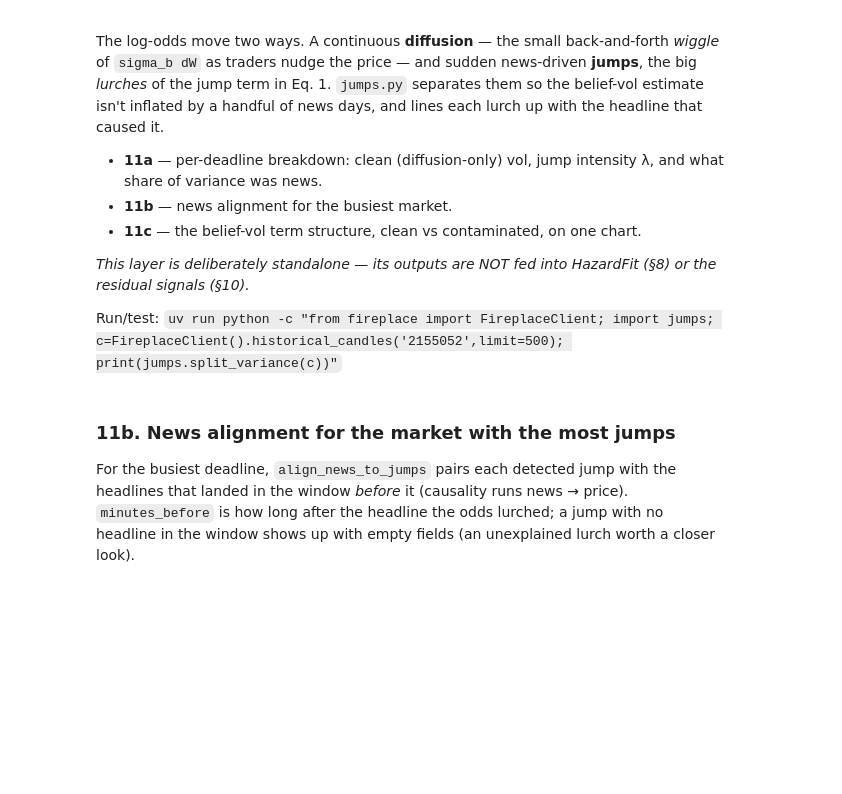
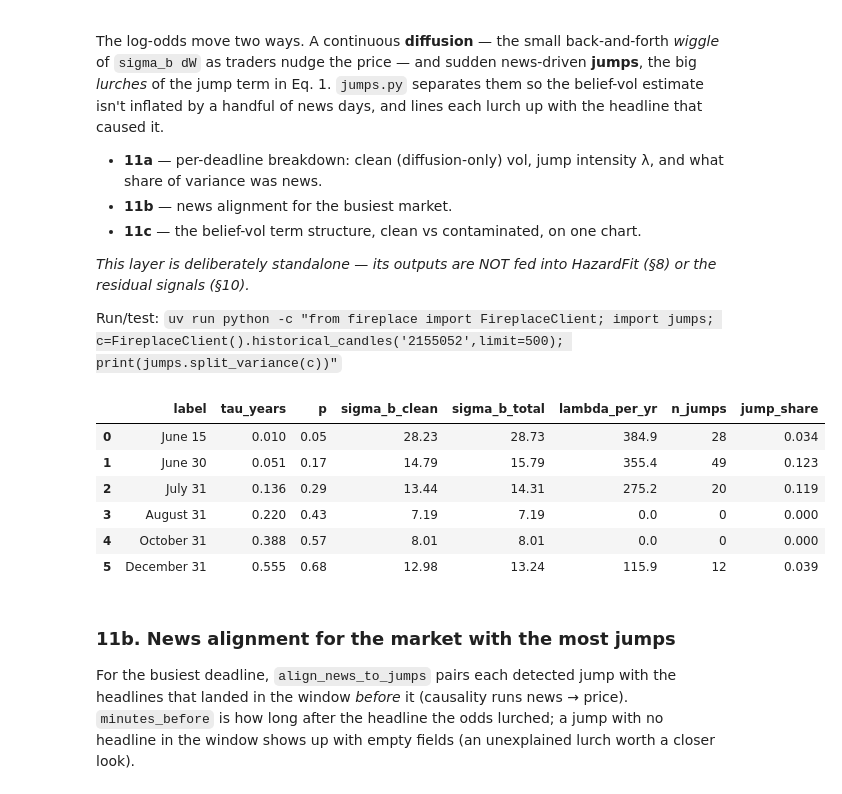
Before and after one commit to Enclave-Money/vol-term, a Jupyter notebook: analysis.ipynb, the cells around one changed output. Cells and saved outputs as stored; diff of their text form; code cells hidden in the pictures; blank space fills up the shorter version.

```diff
--- a/analysis.ipynb
+++ b/analysis.ipynb
@@ -397,29 +397,41 @@ The log-odds move two ways. A continuous **diffusion** — the small back-and-fo
 
 Run/test: `uv run python -c "from fireplace import FireplaceClient; import jumps; c=FireplaceClient().historical_candles('2155052',limit=500); print(jumps.split_variance(c))"`
 # %%
-# Per-deadline jump breakdown over the same trailing 30-day window the vol
-# estimator uses. split_variance separates the continuous "wiggle" (diffusion)
-# from news "lurches" (jumps) for each market.
+# Per-deadline jump breakdown. Fetch each market's most recent candles by LIMIT
+# ONLY (no start_time: the time-filtered candles endpoint intermittently returns
+# HTTP 500). split_variance separates the continuous "wiggle" (diffusion) from
+# news "lurches" (jumps) for each market.
+#
+# CANDLE_LIMIT sets the lookback: these markets are hyperactive, so 20000 candles
+# spans ~30-50 days (vs ~1-3 days at 1000) -> enough jumps to be meaningful and a
+# long enough window for news alignment in 11b.
 import jumps
-from datetime import datetime, timezone, timedelta
 
-vol_window_start = datetime.now(timezone.utc) - timedelta(days=30)
+CANDLE_LIMIT = 20000
 rows = []
 for _, r in df.iterrows():
-    candles = fc.historical_candles(r["market_id"], start_time=vol_window_start, limit=1000)
+    candles = fc.historical_candles(r["market_id"], limit=CANDLE_LIMIT)
     sv = jumps.split_variance(candles)          # k=4.0, window=100 defaults
     rows.append({
         "label": r["label"],
         "tau_years": round(r["tau_years"], 3),
         "p": r["p"],
         "sigma_b_clean": round(sv["sigma_b_clean"], 2),   # diffusion-only vol
         "sigma_b_total": round(sv["sigma_b_total"], 2),   # incl. jumps (contaminated)
         "lambda_per_yr": round(sv["lambda"], 1),          # jump intensity
         "n_jumps": sv["n_jumps"],
         "jump_share": round(sv["jump_share"], 3),         # fraction of var from news
     })
 jump_summary = pd.DataFrame(rows)
 display(jump_summary)
+# %% [output]
+|  | label | tau_years | p | sigma_b_clean | sigma_b_total | lambda_per_yr | n_jumps | jump_share |
+| 0 | June 15 | 0.010 | 0.05 | 28.23 | 28.73 | 384.9 | 28 | 0.034 |
+| 1 | June 30 | 0.051 | 0.17 | 14.79 | 15.79 | 355.4 | 49 | 0.123 |
+| 2 | July 31 | 0.136 | 0.29 | 13.44 | 14.31 | 275.2 | 20 | 0.119 |
+| 3 | August 31 | 0.220 | 0.43 | 7.19 | 7.19 | 0.0 | 0 | 0.000 |
+| 4 | October 31 | 0.388 | 0.57 | 8.01 | 8.01 | 0.0 | 0 | 0.000 |
+| 5 | December 31 | 0.555 | 0.68 | 12.98 | 13.24 | 115.9 | 12 | 0.039 |
 # %% [markdown]
 ### 11b. News alignment for the market with the most jumps
 For the busiest deadline, `align_news_to_jumps` pairs each detected jump with the headlines that landed in the window *before* it (causality runs news → price). `minutes_before` is how long after the headline the odds lurched; a jump with no headline in the window shows up with empty fields (an unexplained lurch worth a closer look).
```
Also changed, not shown: parts of 14 cells of this notebook.
